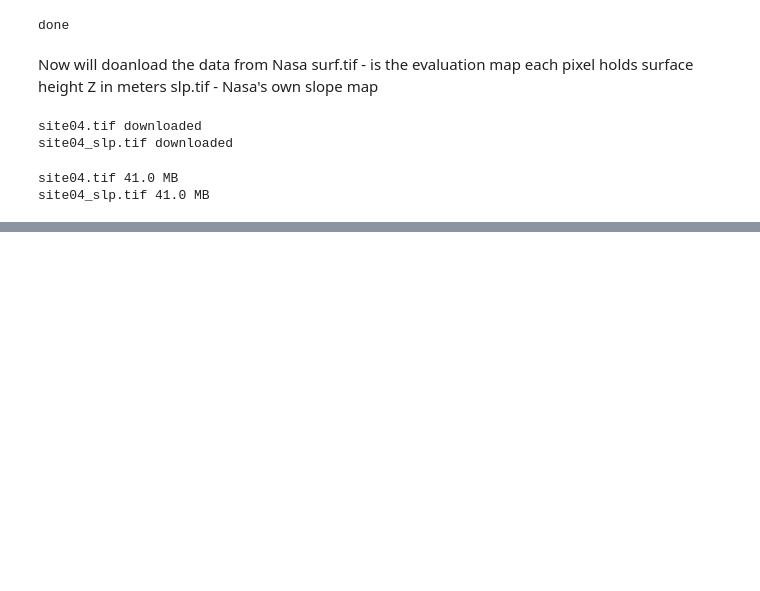
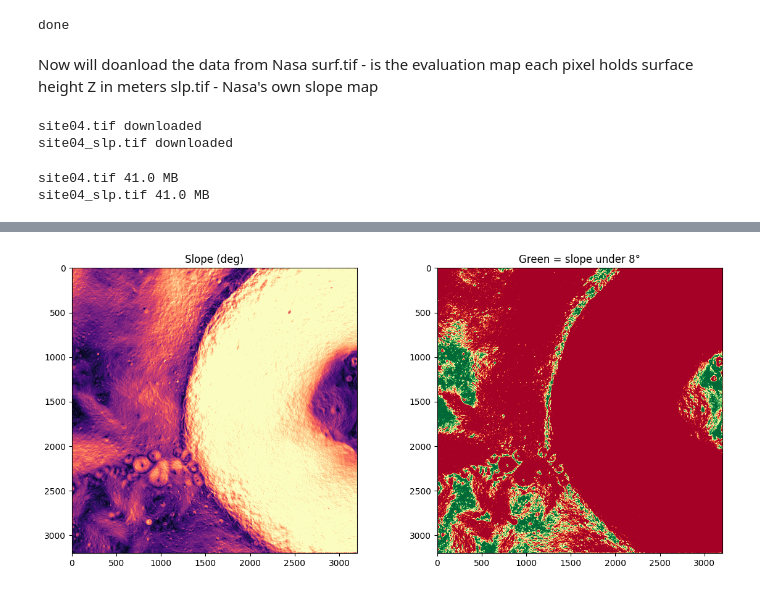
Before and after one commit to lokithasendila/NASA-Moon-Landing-Predictor, a Jupyter notebook: NASA_moon_landing_predictor.ipynb, the cells around one changed output, grey strips where cells are left out. Drawn from its saved outputs; the diff is of its cells as text; code cells hidden in the pictures; blank space fills up the shorter version.

```diff
--- a/NASA_moon_landing_predictor.ipynb
+++ b/NASA_moon_landing_predictor.ipynb
@@ -44,0 +86,7 @@ site04_slp.tif 41.0 MB
+# %%
+fig, ax = plt.subplots(1, 2, figsize=(14, 6)) #make the 2 pic side by side
+ax[0].imshow(slope_deg, cmap="magma", vmax=30); ax[0].set_title("Slope (deg)") #1 img here anything steeper than 30 the clors are brighter
+ax[1].imshow(safe, cmap="RdYlGn");             ax[1].set_title("Green = slope under 8°") #red to green mao true tone true is green false is ref
+plt.show()
+# %% [output]
+[figure, added]
```
Also changed, not shown: parts of 7 cells of this notebook.
